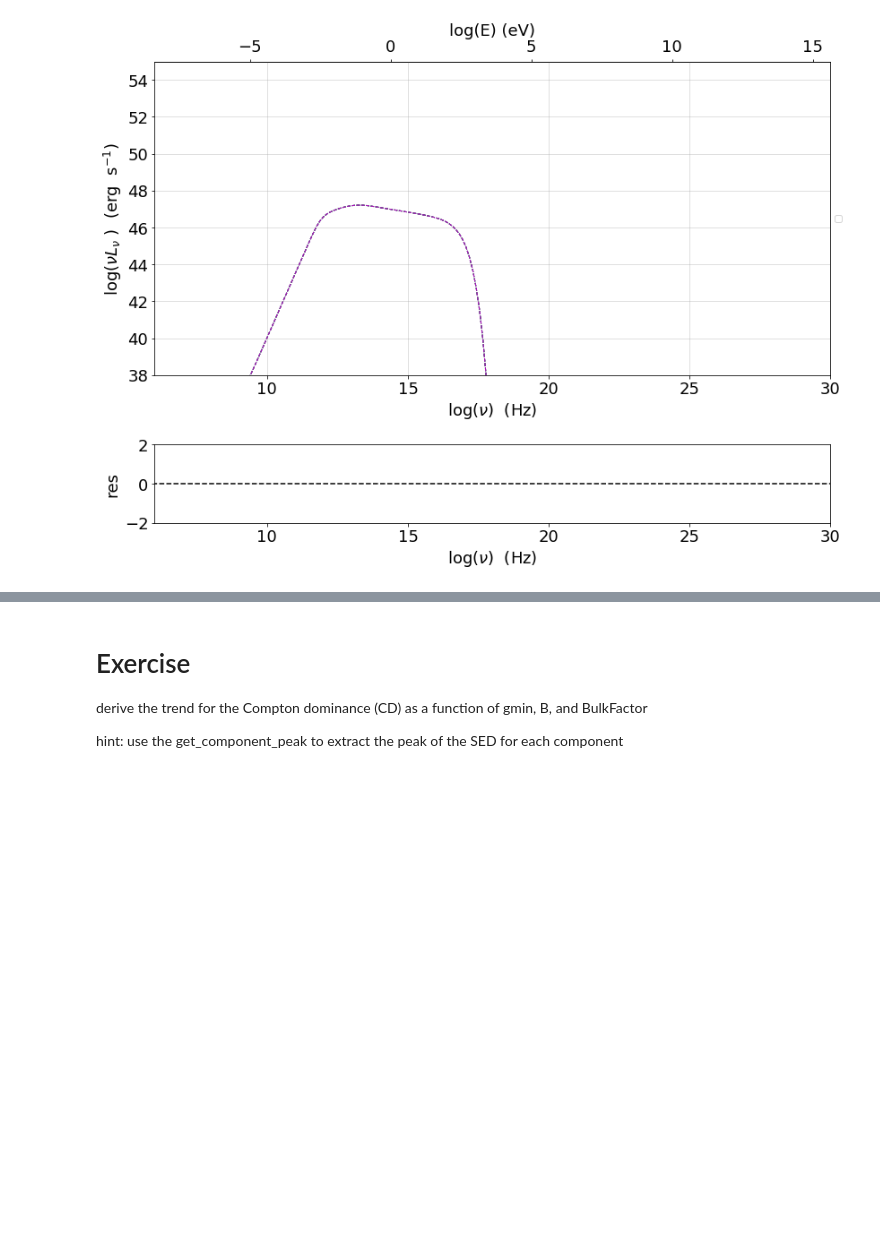
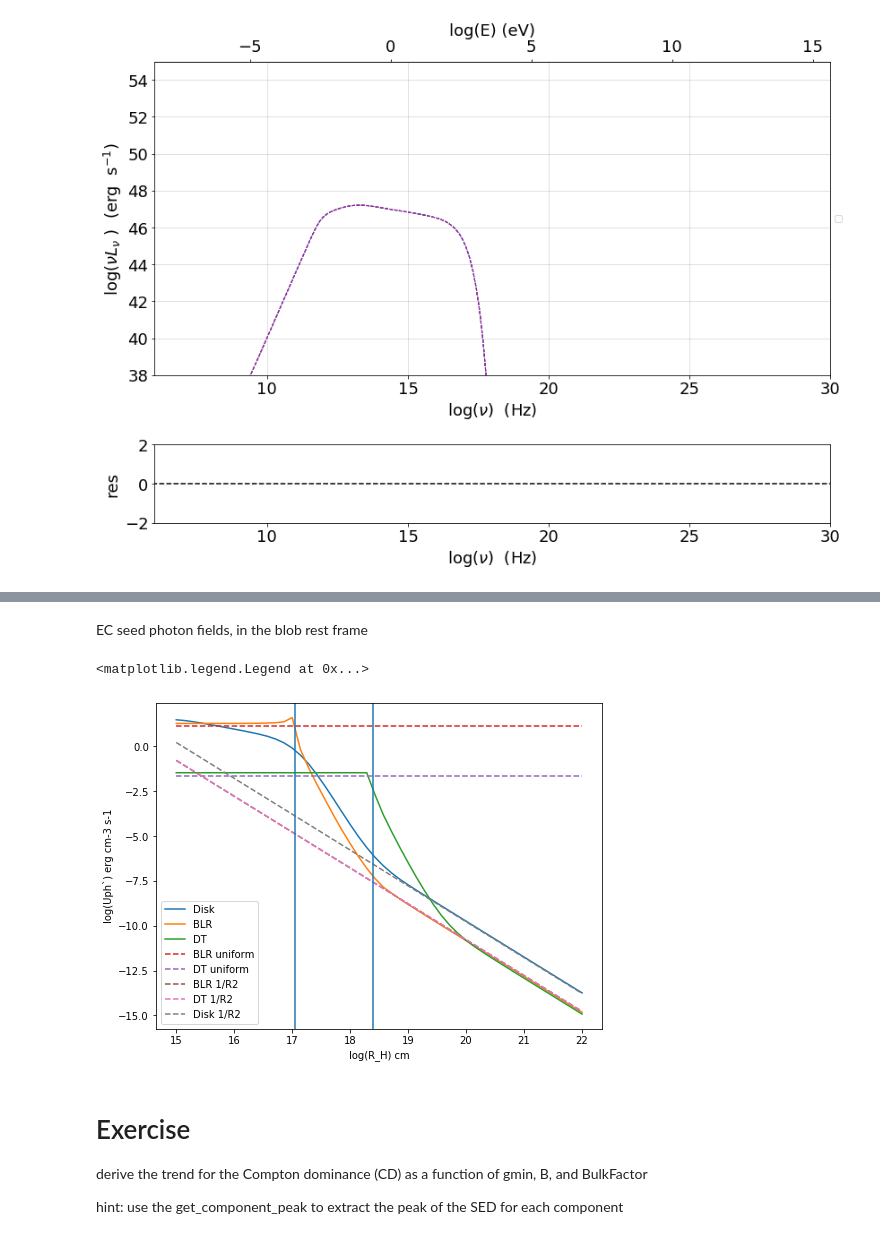
Before and after one commit to andreatramacere/Linnaeus_JetSeT_Lesson, a Jupyter notebook: Tutorial_3.ipynb, the cells around one changed output, grey strips where cells are left out. Saved outputs shown, nothing was run; the diff lists cells and outputs as text; code cells hidden in the pictures; blank space fills up the shorter version.

```diff
--- a/Tutorial_3.ipynb
+++ b/Tutorial_3.ipynb
@@ -224,3 +281,59 @@ p_dt.rescale(x_min=10,x_max=26,y_max=50,y_min=43)
+# %% [markdown]
+EC seed photon fields, in the blob rest frame
+# %%
+%matplotlib inline
+
+fig = plt.figure(figsize=(8,6))
+ax=fig.subplots(1)
+
+L_Disk=1E45
+N=50
+G=my_jet.parameters.BulkFactor.val
+R_range=np.logspace(15,22,N)
+y=np.zeros((8,N))
+my_jet.set_par('L_Disk',val=L_Disk)
+my_jet._blob.theta_n_int=100
+my_jet._blob.l_n_int=100
+my_jet._blob.theta_n_int=100
+my_jet._blob.l_n_int=100
+for ID,R in enumerate(R_range):
+    my_jet.set_par('R_H',val=R)
+    my_jet.set_par('R_BLR_in',1E17*(L_Disk/1E45)**.5)
+    my_jet.set_par('R_BLR_out',1.1E17*(L_Disk/1E45)**.5)
+    my_jet.set_par('R_DT',2.5E18*(L_Disk/1E45)**.5)
+    my_jet.set_external_fields()
+    my_jet.energetic_report(verbose=False)
+
+    y[1,ID]=my_jet.energetic_dict['U_BLR']
+    y[0,ID]=my_jet.energetic_dict['U_Disk']
+    y[2,ID]=my_jet.energetic_dict['U_DT']
+
+
+
+y[4,:]=iso_field_transf(my_jet._blob.L_Disk_radiative*my_jet.parameters.tau_DT.val,my_jet.parameters.R_DT.val,G)
+y[3,:]=iso_field_transf(my_jet._blob.L_Disk_radiative*my_jet.parameters.tau_BLR.val,my_jet.parameters.R_BLR_in.val,G)
+y[5,:]=external_iso_behind_transf(my_jet._blob.L_Disk_radiative*my_jet.parameters.tau_BLR.val,R_range,G)
+y[6,:]=external_iso_behind_transf(my_jet._blob.L_Disk_radiative*my_jet.parameters.tau_DT.val,R_range,G)
+y[7,:]=external_iso_behind_transf(my_jet._blob.L_Disk_radiative,R_range,G)
+
+ax.plot(np.log10(R_range),np.log10(y[0,:]),label='Disk')
+ax.plot(np.log10(R_range),np.log10(y[1,:]),'-',label='BLR')
+ax.plot(np.log10(R_range),np.log10(y[2,:]),'-',label='DT')
+ax.plot(np.log10(R_range),np.log10(y[3,:]),'--',label='BLR uniform')
+ax.plot(np.log10(R_range),np.log10(y[4,:]),'--',label='DT uniform')
+ax.plot(np.log10(R_range),np.log10(y[5,:]),'--',label='BLR 1/R2')
+ax.plot(np.log10(R_range),np.log10(y[6,:]),'--',label='DT 1/R2')
+ax.plot(np.log10(R_range),np.log10(y[7,:]),'--',label='Disk 1/R2')
+ax.axvline(np.log10( my_jet.parameters.R_DT.val ))
+ax.axvline(np.log10( my_jet.parameters.R_BLR_out.val))
+
+ax.set_xlabel('log(R_H) cm')
+ax.set_ylabel('log(Uph`) erg cm-3 s-1')
+
+ax.legend()
+# %% [output]
+<matplotlib.legend.Legend at 0x...>
+[figure, added]
 # %% [markdown]
 # Exercise
 derive the trend for the Compton dominance (CD) as a function of gmin, B, and BulkFactor
```
Also changed, not shown: parts of 6 cells of this notebook, 1 other file.
